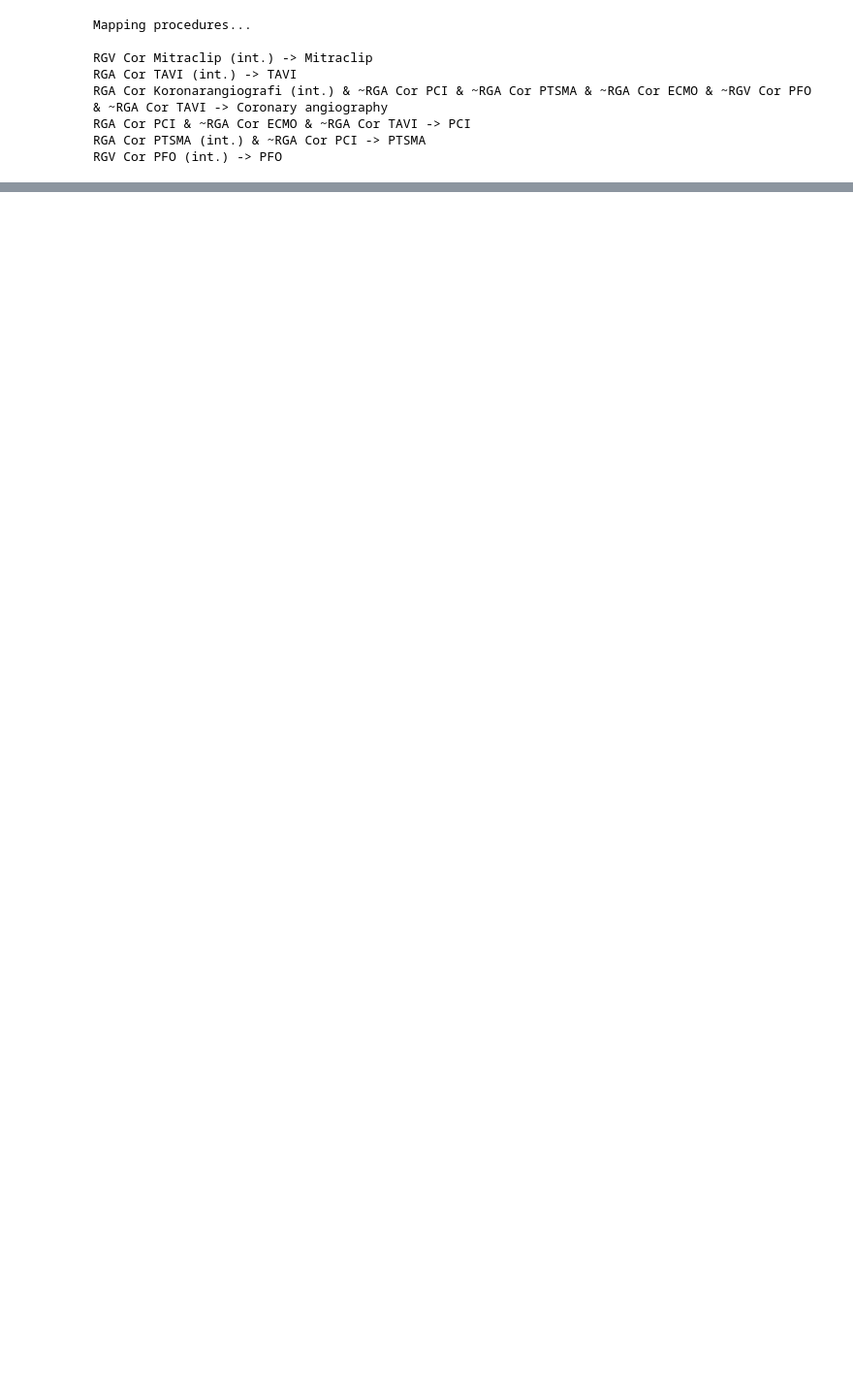
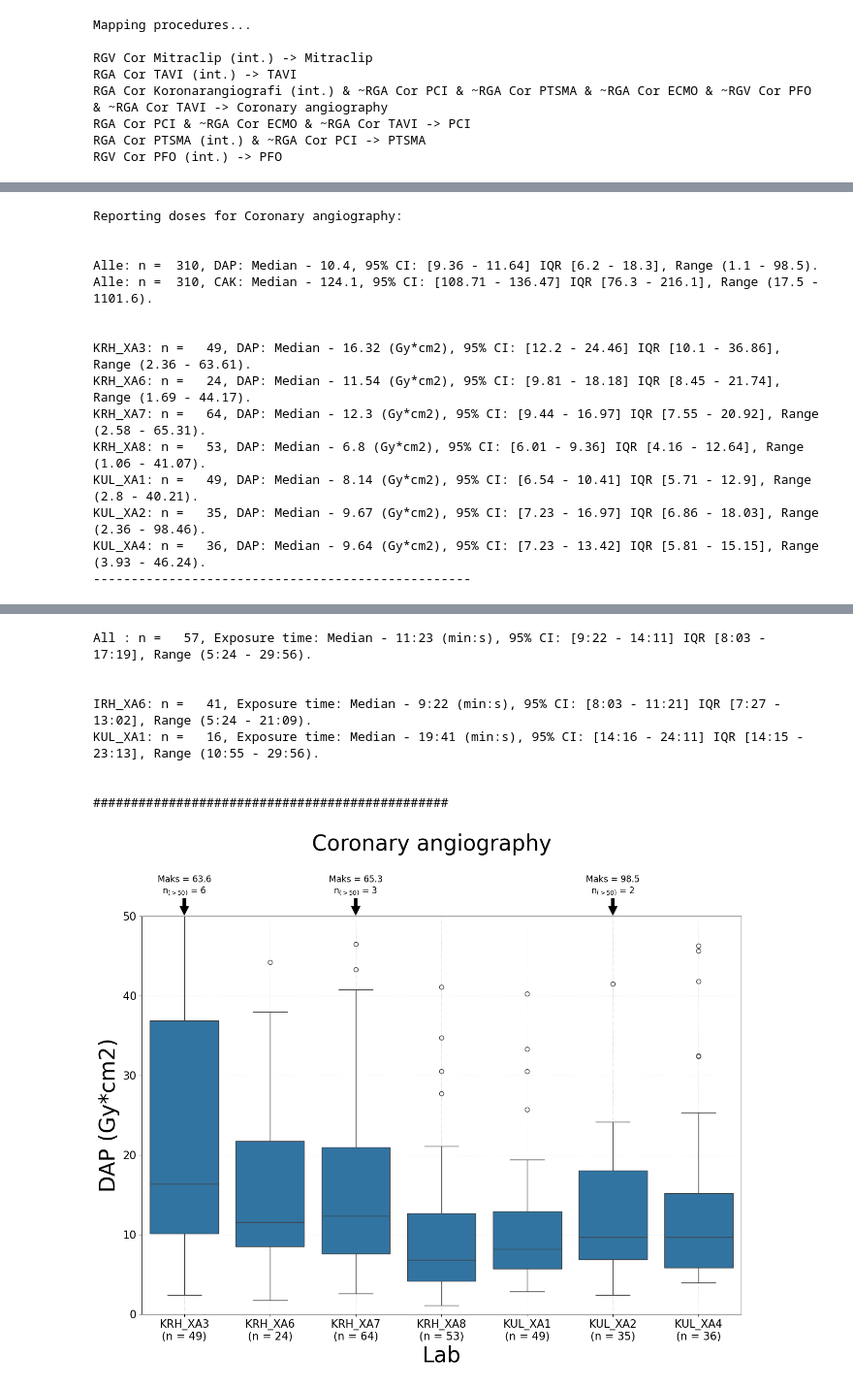
Before and after one commit to BHOsteras/XA_DoseAnalysis, a Jupyter notebook: notebooks/script_xa_cardiac_innkjop.ipynb, the cells around one changed output, grey strips where cells are left out. Shown at 97% size. Cells and saved outputs as stored; diff of their text form; code cells hidden in the pictures; blank space fills up the shorter version.

```diff
--- a/notebooks/script_xa_cardiac_innkjop.ipynb
+++ b/notebooks/script_xa_cardiac_innkjop.ipynb
@@ -249,0 +168,24 @@ run_analysis(data_pci, 'TAVI', 75)
+# %%
+# Run analysis across only April 2026 dates:
+data_pci_april_2026 = data_pci[data_pci['Study Date'] > '2026-03-31']
+data_pci_april_2026 = data_pci_april_2026[data_pci_april_2026['Study Date'] < '2026-05-01']
+
+run_analysis(data_pci_april_2026, 'Coronary angiography', 50)
+run_analysis(data_pci_april_2026, 'PCI', 100)
+run_analysis(data_pci_april_2026, 'TAVI', 75)
+# %% [output]
+Reporting doses for Coronary angiography:
+
+
+Alle: n =  310, DAP: Median - 10.4, 95% CI: [9.36 - 11.64] IQR [6.2 - 18.3], Range (1.1 - 98.5).
+Alle: n =  310, CAK: Median - 124.1, 95% CI: [108.71 - 136.47] IQR [76.3 - 216.1], Range (17.5 - 1101.6).
+
+
+KRH_XA3: n =   49, DAP: Median - 16.32 (Gy*cm2), 95% CI: [12.2 - 24.46] IQR [10.1 - 36.86], Range (2.36 - 63.61).
+KRH_XA6: n =   24, DAP: Median - 11.54 (Gy*cm2), 95% CI: [9.81 - 18.18] IQR [8.45 - 21.74], Range (1.69 - 44.17).
+KRH_XA7: n =   64, DAP: Median - 12.3 (Gy*cm2), 95% CI: [9.44 - 16.97] IQR [7.55 - 20.92], Range (2.58 - 65.31).
+KRH_XA8: n =   53, DAP: Median - 6.8 (Gy*cm2), 95% CI: [6.01 - 9.36] IQR [4.16 - 12.64], Range (1.06 - 41.07).
+KUL_XA1: n =   49, DAP: Median - 8.14 (Gy*cm2), 95% CI: [6.54 - 10.41] IQR [5.71 - 12.9], Range (2.8 - 40.21).
+KUL_XA2: n =   35, DAP: Median - 9.67 (Gy*cm2), 95% CI: [7.23 - 16.97] IQR [6.86 - 18.03], Range (2.36 - 98.46).
+KUL_XA4: n =   36, DAP: Median - 9.64 (Gy*cm2), 95% CI: [7.23 - 13.42] IQR [5.81 - 15.15], Range (3.93 - 46.24).
+--------------------------------------------------
@@ -249,0 +226,9 @@ run_analysis(data_pci, 'TAVI', 75)
+All : n =   57, Exposure time: Median - 11:23 (min:s), 95% CI: [9:22 - 14:11] IQR [8:03 - 17:19], Range (5:24 - 29:56).
+
+
+IRH_XA6: n =   41, Exposure time: Median - 9:22 (min:s), 95% CI: [8:03 - 11:21] IQR [7:27 - 13:02], Range (5:24 - 21:09).
+KUL_XA1: n =   16, Exposure time: Median - 19:41 (min:s), 95% CI: [14:16 - 24:11] IQR [14:15 - 23:13], Range (10:55 - 29:56).
+
+
+###############################################
+[figure, added]
```
Also changed, not shown: parts of 6 cells of this notebook, 3 other files.
